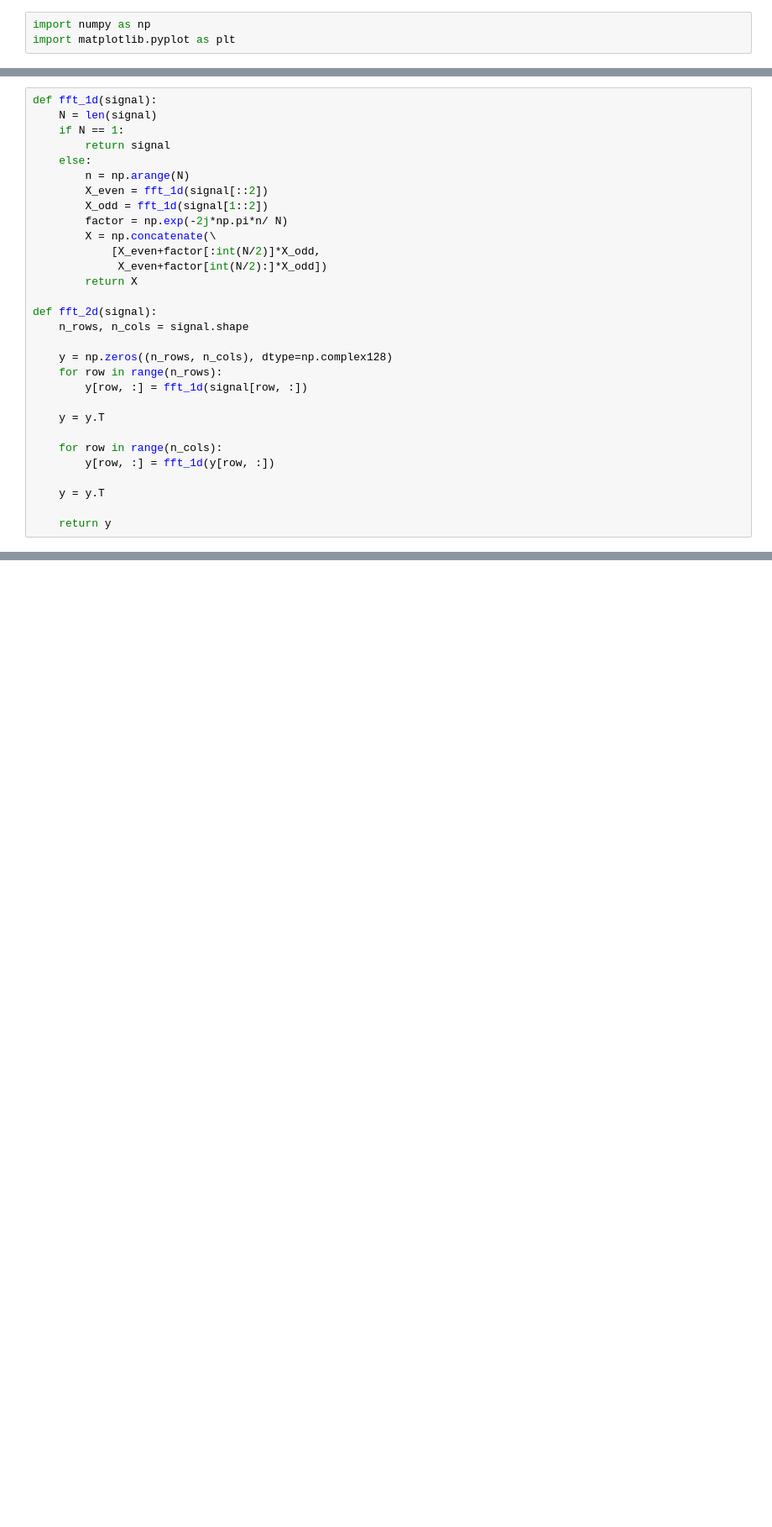
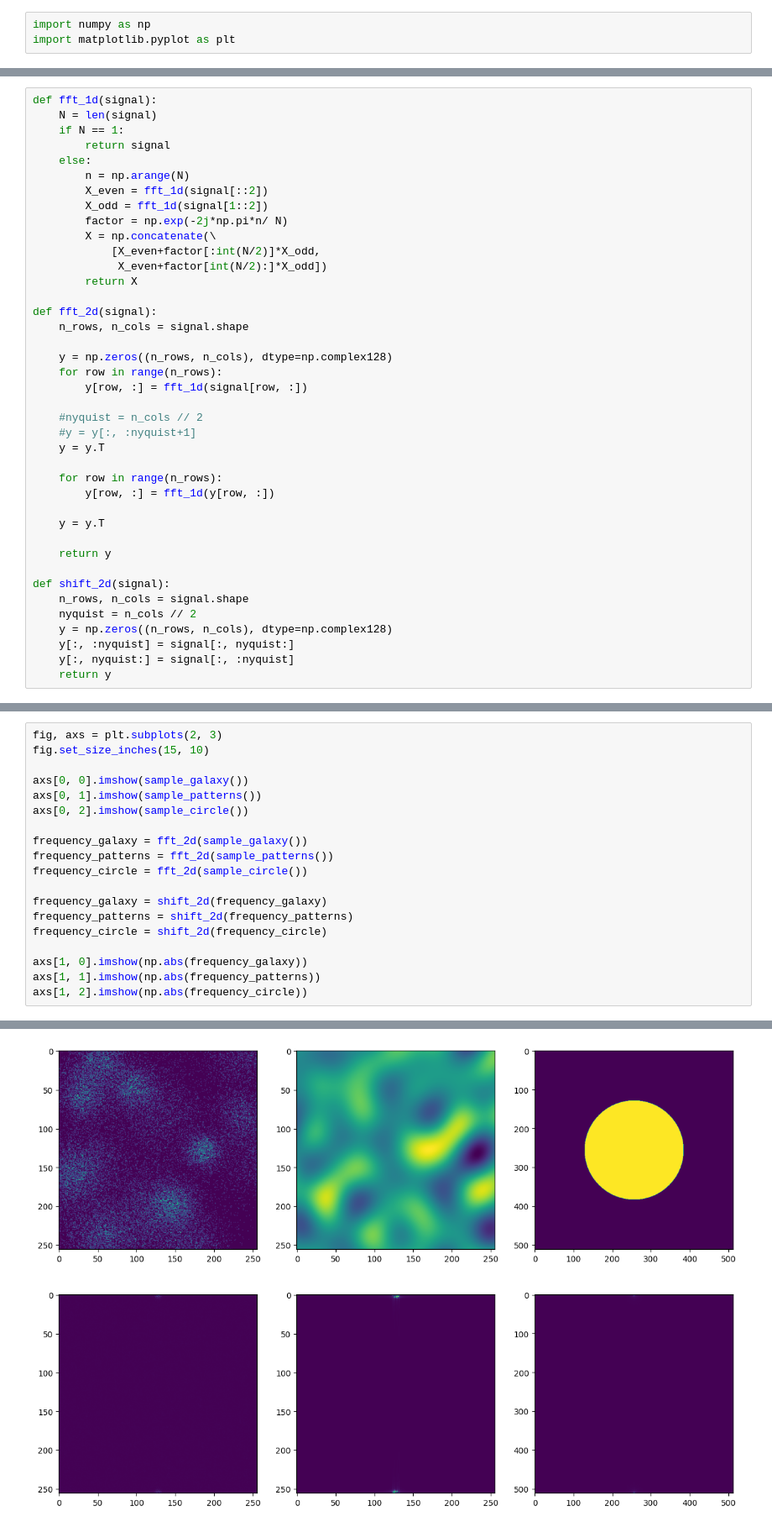
Before and after one commit to andrinr/asim, a Jupyter notebook: fft/potential.ipynb, the cells around one changed output, grey strips where cells are left out. Shown at 84% size. Drawn from its saved outputs; the diff is of its cells as text; blank space fills up the shorter version.

```diff
--- a/fft/potential.ipynb
+++ b/fft/potential.ipynb
@@ -83,11 +96,21 @@ def fft_2d(signal):
     for row in range(n_rows):
         y[row, :] = fft_1d(signal[row, :])
 
+    #nyquist = n_cols // 2
+    #y = y[:, :nyquist+1]
     y = y.T
 
-    for row in range(n_cols):
+    for row in range(n_rows):
         y[row, :] = fft_1d(y[row, :])
 
     y = y.T
 
     return y
+
+def shift_2d(signal):
+    n_rows, n_cols = signal.shape
+    nyquist = n_cols // 2
+    y = np.zeros((n_rows, n_cols), dtype=np.complex128)
+    y[:, :nyquist] = signal[:, nyquist:]
+    y[:, nyquist:] = signal[:, :nyquist]
+    return y
@@ -98,0 +117,20 @@ TypeError: Image data of dtype complex128 cannot be converted to float
+# %%
+fig, axs = plt.subplots(2, 3)
+fig.set_size_inches(15, 10)
+
+axs[0, 0].imshow(sample_galaxy())
+axs[0, 1].imshow(sample_patterns())
+axs[0, 2].imshow(sample_circle())
+
+frequency_galaxy = fft_2d(sample_galaxy())
+frequency_patterns = fft_2d(sample_patterns())
+frequency_circle = fft_2d(sample_circle())
+
+frequency_galaxy = shift_2d(frequency_galaxy)
+frequency_patterns = shift_2d(frequency_patterns)
+frequency_circle = shift_2d(frequency_circle)
+
+axs[1, 0].imshow(np.abs(frequency_galaxy))
+axs[1, 1].imshow(np.abs(frequency_patterns))
+axs[1, 2].imshow(np.abs(frequency_circle))
+# %% [output]
@@ -98,0 +138 @@ TypeError: Image data of dtype complex128 cannot be converted to float
+[figure, added]
```
Also changed, not shown: parts of 3 cells of this notebook.
